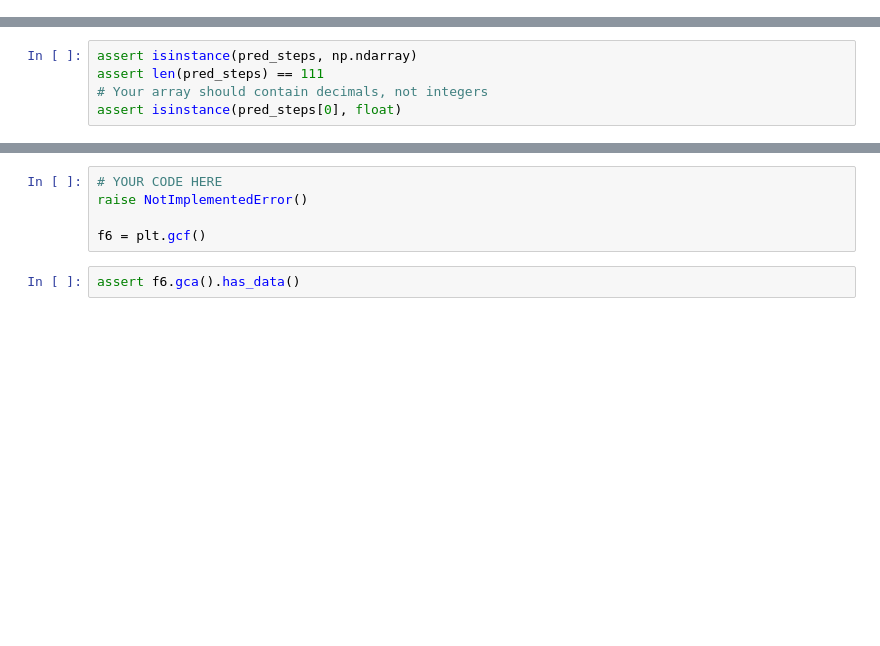
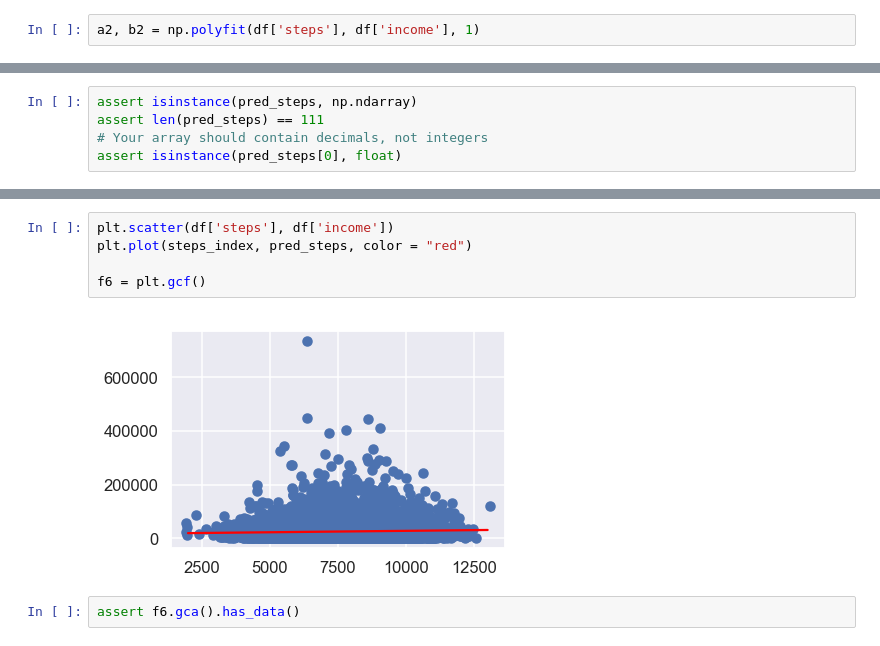
Before and after one commit to escalonajonah/Assignments, a Jupyter notebook: A2/A2_DataExploration.ipynb, the cells around one changed output, grey strips where cells are left out. Saved outputs shown, nothing was run; the diff lists cells and outputs as text; blank space fills up the shorter version.

```diff
--- a/A2/A2_DataExploration.ipynb
+++ b/A2/A2_DataExploration.ipynb
@@ -458,3 +472,5 @@ raise NotImplementedError()
+# %%
+a2, b2 = np.polyfit(df['steps'], df['income'], 1)
 # %%
 # Tests for 6c
 
@@ -512,11 +541,13 @@ assert isinstance(pred_steps[0], float)
 **Question 6h:** Make a scatter plot with income on the y-axis and steps on the x-axis. Then, draw your predictions as a red line on top of the scatter plot. Your plot should look like this:
 
 ![](income_age_pred.png)
-# %%
-# YOUR CODE HERE
-raise NotImplementedError()
-
-f6 = plt.gcf()
+# %%
+plt.scatter(df['steps'], df['income'])
+plt.plot(steps_index, pred_steps, color = "red")
+
+f6 = plt.gcf()
+# %% [output]
+[figure, added]
 # %%
 assert f6.gca().has_data()
 # %% [markdown]
```
Also changed, not shown: parts of 22 cells of this notebook.
